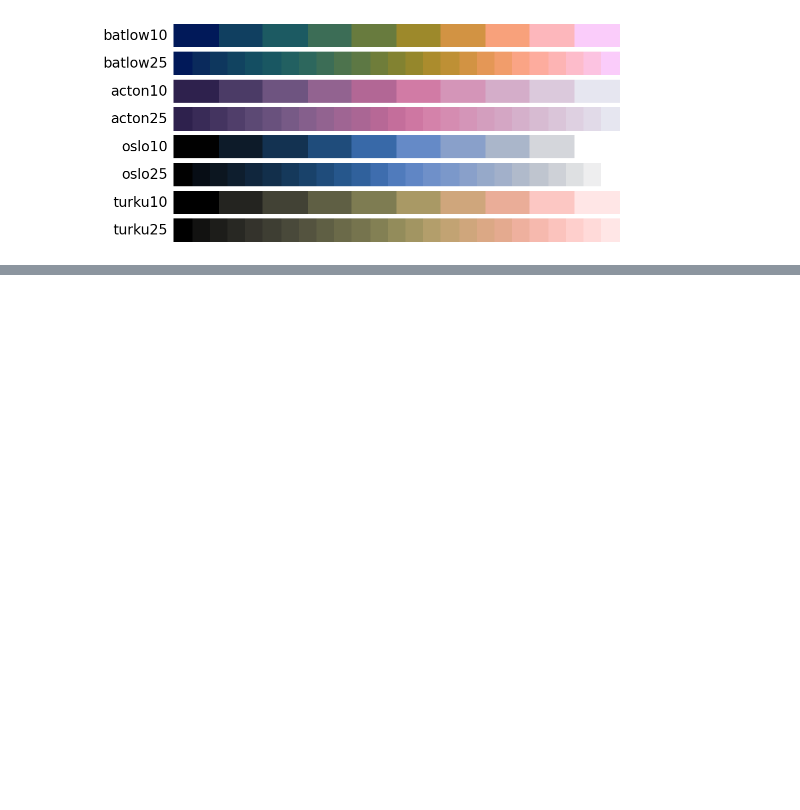
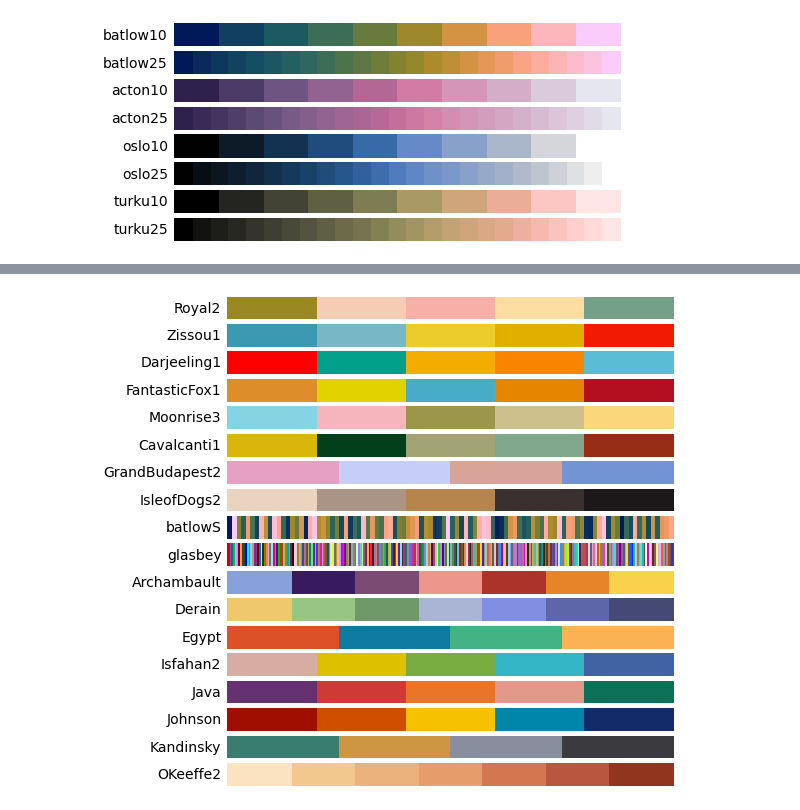
Before and after one commit to yang3kc/scicolor, a Jupyter notebook: exps/try_out_package.ipynb, the cells around one changed output, grey strips where cells are left out. Saved outputs shown, nothing was run; the diff lists cells and outputs as text; code cells hidden in the pictures; blank space fills up the shorter version.

```diff
--- a/exps/try_out_package.ipynb
+++ b/exps/try_out_package.ipynb
@@ -26,0 +55,4 @@ scicolor.plot_cmaps()
+# %%
+scicolor.plot_cmaps(cm_class='categorical')
+# %% [output]
+[figure, added]
```
Also changed, not shown: parts of 11 cells of this notebook.
